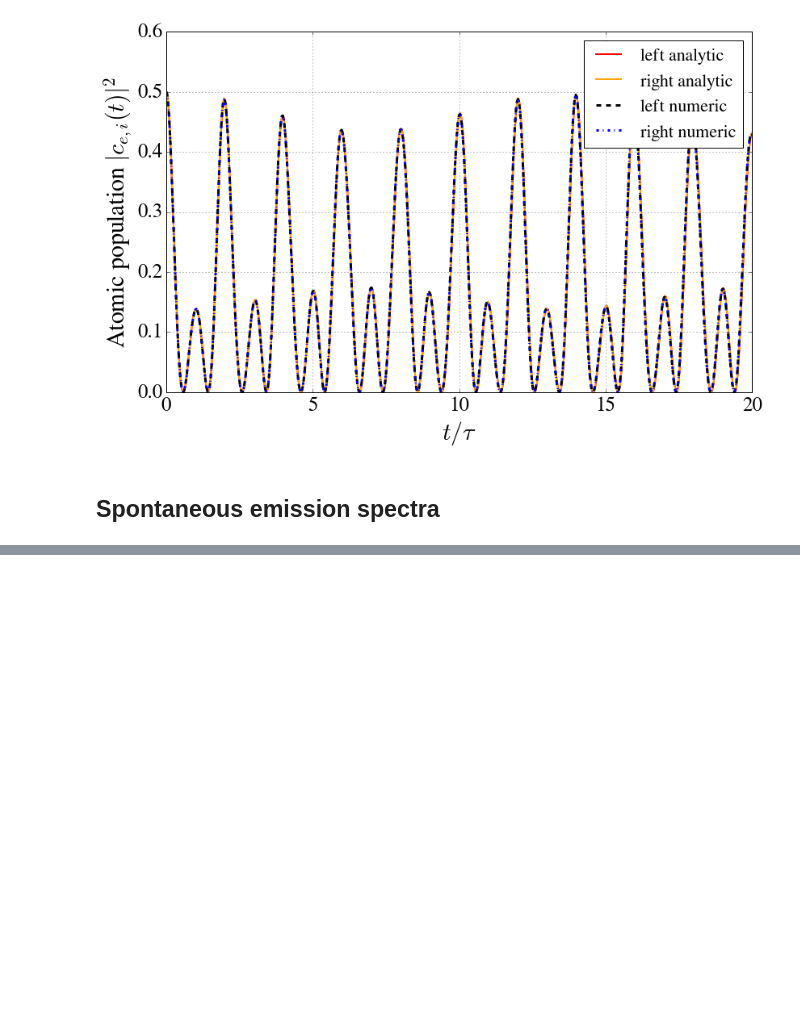
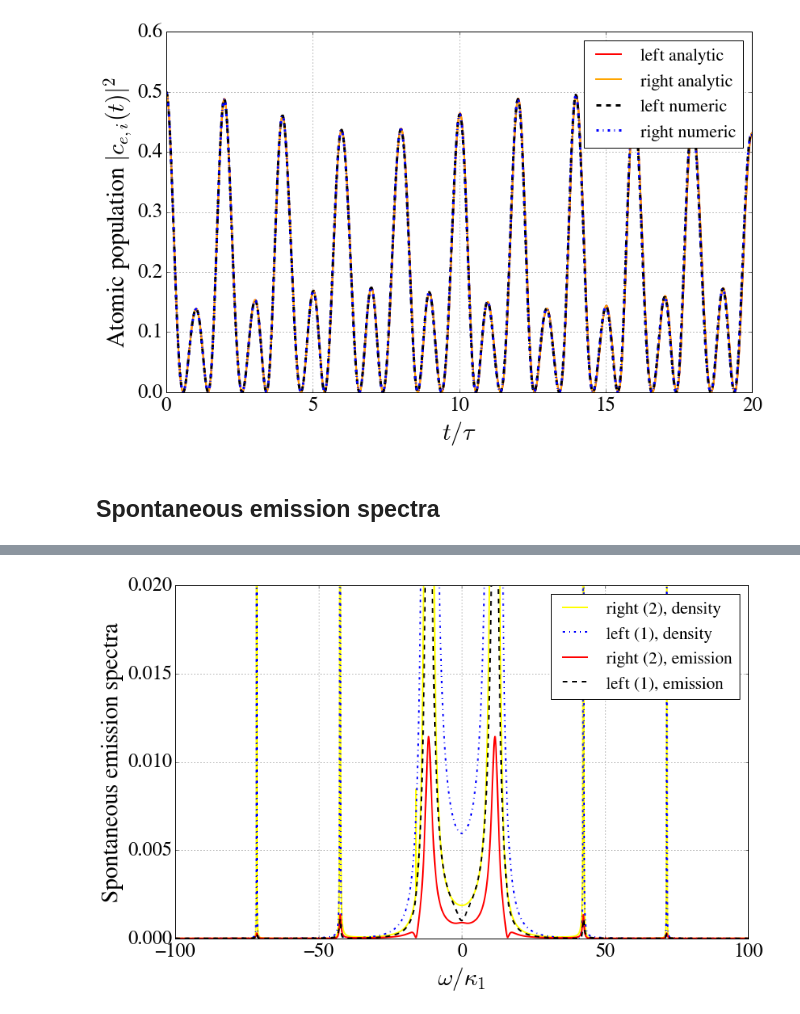
Before and after one commit to nemetniki/with-Andreas, a Jupyter notebook: CCQED.ipynb, the cells around one changed output, grey strips where cells are left out. Cells and saved outputs as stored; diff of their text form; code cells hidden in the pictures; blank space fills up the shorter version.

```diff
--- a/CCQED.ipynb
+++ b/CCQED.ipynb
@@ -374,0 +319,55 @@ plt.show()
+# %%
+import numpy as np
+import matplotlib.pyplot as plt
+%matplotlib inline
+import matplotlib as mpl
+mpl.rc('font',family='FreeSerif')
+mpl.rc('xtick',labelsize=25)
+mpl.rc('ytick',labelsize=25)
+
+kapi = 0.2
+kap1 = 1.+kapi
+kap2 = 1.+kapi
+g1   = 16.
+g2   = 8.
+v1   = 16.
+v2   = 16.
+r    = 1.
+gam  = 5.2
+tau  = np.pi/16.
+om   = np.linspace(-100,100,10000001)
+
+xi10 = 1.
+xi20 = 0.
+
+D1L  = (kap1-1j*om)*(gam/2.-1j*om) + 4*v1*(gam/2.-1j*om)*(1/(1-np.exp(-(kapi-1j*om)*tau))-.5) + g1**2
+D2L  = (kap2-1j*om)*(gam/2.-1j*om) + 4*v2*(gam/2.-1j*om)*(1/(1-np.exp(-(kapi-1j*om)*tau))-.5) + g2**2
+KL   = (gam/2.-1j*om)*(1/(1-np.exp(-(kapi-1j*om)*tau))-.5)
+D1   = (-1j*om)*(-1j*om) + 4*v1*(-1j*om)*(1/(1-np.exp(1j*om*tau))-.5) + g1**2
+D2   = (-1j*om)*(-1j*om) + 4*v2*(-1j*om)*(1/(1-np.exp(1j*om*tau))-.5) + g2**2
+K    = (-1j*om)*(1/(1-np.exp(1j*om*tau))-.5)
+detL = D1L*D2L - 16*v1*v2*KL**2
+det  = D1*D2 - 16*v1*v2*K**2
+
+cg1  = 1/det * ( 1j*g1*D1*xi10 - 1j*g2*4*v1*r*K*xi20 )
+cg2  = 1/det * ( -1j*g1*4*v2/r*K*xi10 + 1j*g2*D1*xi20)
+cg1L = 1/detL * ( 1j*g1*D1L*xi10 - 1j*g2*4*v1*r*KL*xi20 )
+cg2L = 1/detL * ( -1j*g1*4*v2/r*KL*xi10 + 1j*g2*D1L*xi20)
+
+plt.figure(1,figsize=(13,8))
+plt.clf()
+plt.ylim(0,0.02)
+#plt.xlim(-500,500)
+plt.plot(om,np.abs(cg2)**2,linewidth=2.0,label='right (2), density',color = 'yellow')
+plt.hold(True)
+plt.plot(om,np.abs(cg1)**2,linewidth=2.0,label='left (1), density',color='b',ls='-.')
+plt.plot(om,kap2/np.pi*np.abs(cg2L)**2,linewidth=2.0,label='right (2), emission',color = 'r')
+plt.plot(om,kap1/np.pi*np.abs(cg1L)**2,linewidth=2.0,label='left (1), emission',color='k',ls='--')
+plt.xlabel('$\omega/\kappa_1$',fontsize=30.)
+plt.ylabel('Spontaneous emission spectra',fontsize=30.)
+plt.legend(loc='upper right',fontsize = 22)
+plt.grid(True)
+
+plt.show()
+# %% [output]
+[figure, added]
```
Also changed, not shown: parts of 7 cells of this notebook.
